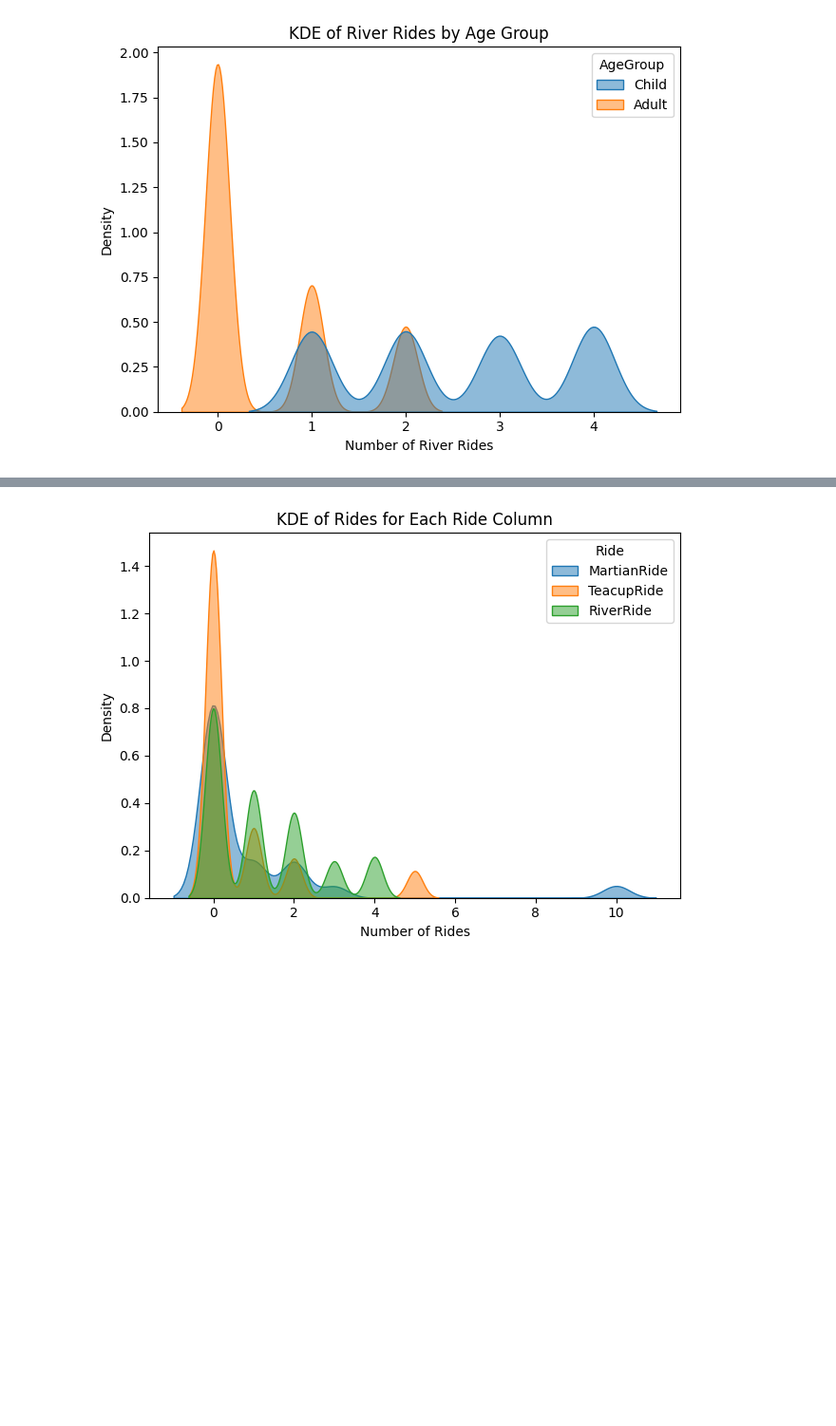
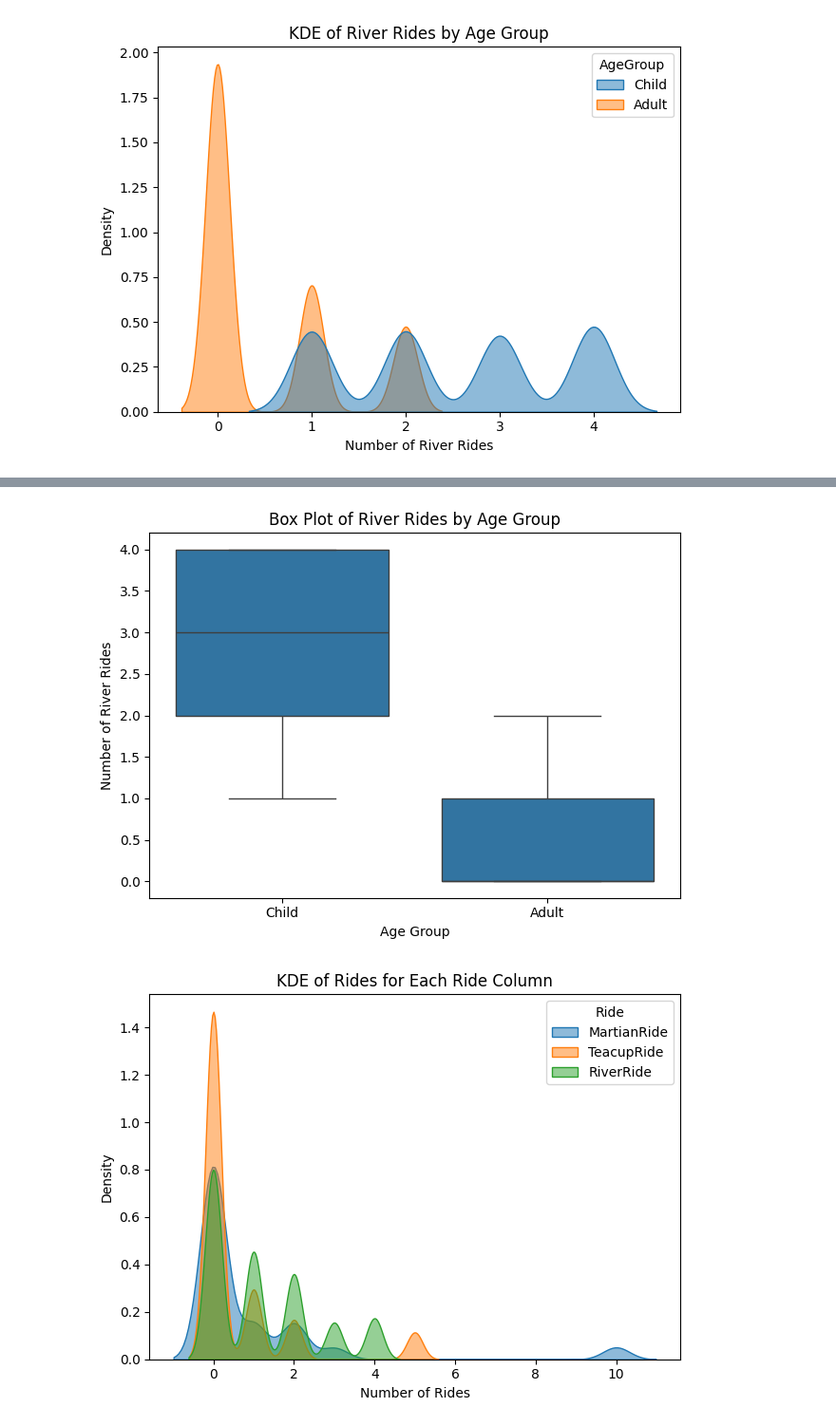
Before and after one commit to rain-dimen/OMDS-ModB2-Milestone3-Dimen-Rain, a Jupyter notebook: OMDS-ModB2-Week3-Dimen-Rain.ipynb, the cells around one changed output, grey strips where cells are left out. Shown: that part at 95% size. Saved outputs shown, nothing was run; the diff lists cells and outputs as text; code cells hidden in the pictures; blank space fills up the shorter version.

```diff
--- a/OMDS-ModB2-Week3-Dimen-Rain.ipynb
+++ b/OMDS-ModB2-Week3-Dimen-Rain.ipynb
@@ -404,3 +426,12 @@ plt.show()
+# %%
+sns.boxplot(data=df, x='AgeGroup', y='RiverRide')
+plt.title('Box Plot of River Rides by Age Group')
+plt.xlabel('Age Group')
+plt.ylabel('Number of River Rides')
+plt.tight_layout()
+plt.show()
+# %% [output]
+[figure, added]
 # %%
 # Assuming ride_columns = ['Ride1', 'Ride2', 'Ride3']
 for col in ride_columns:
```
Also changed, not shown: parts of 2 cells of this notebook.
